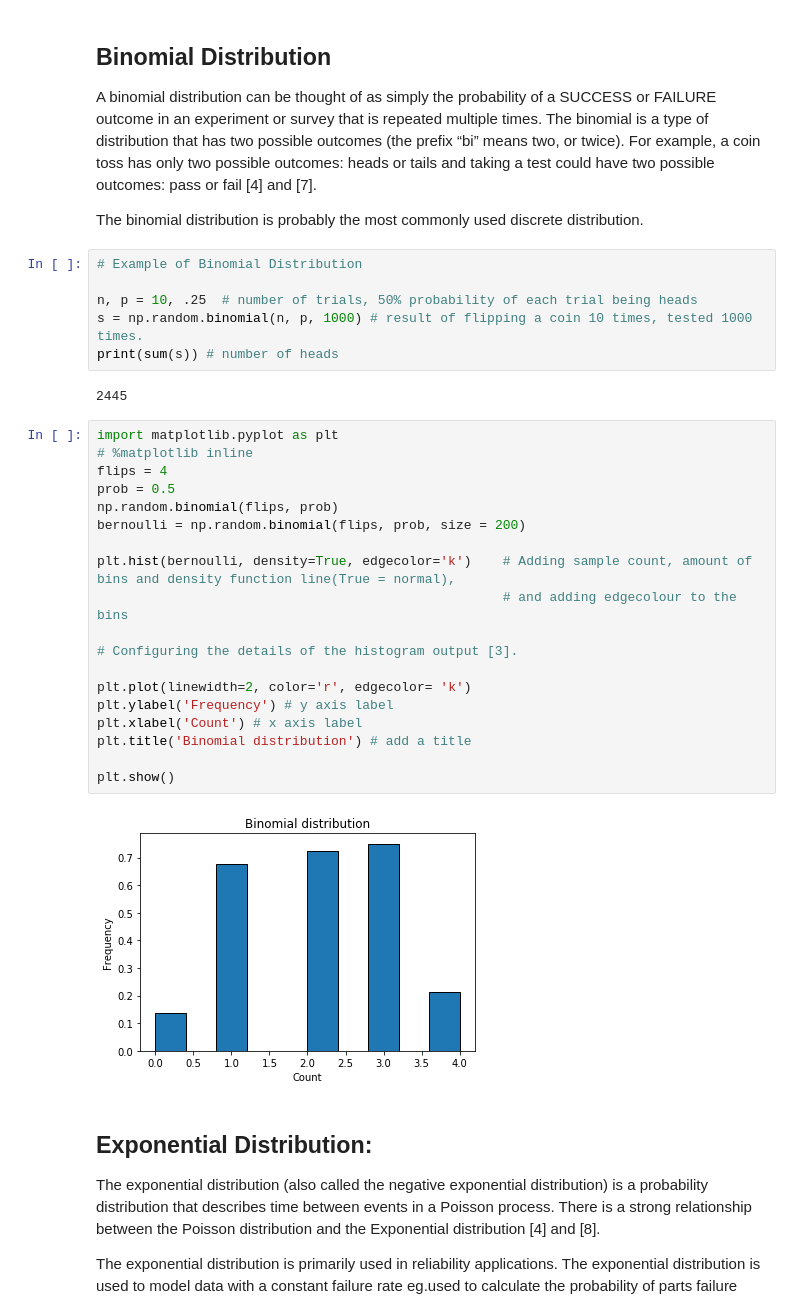
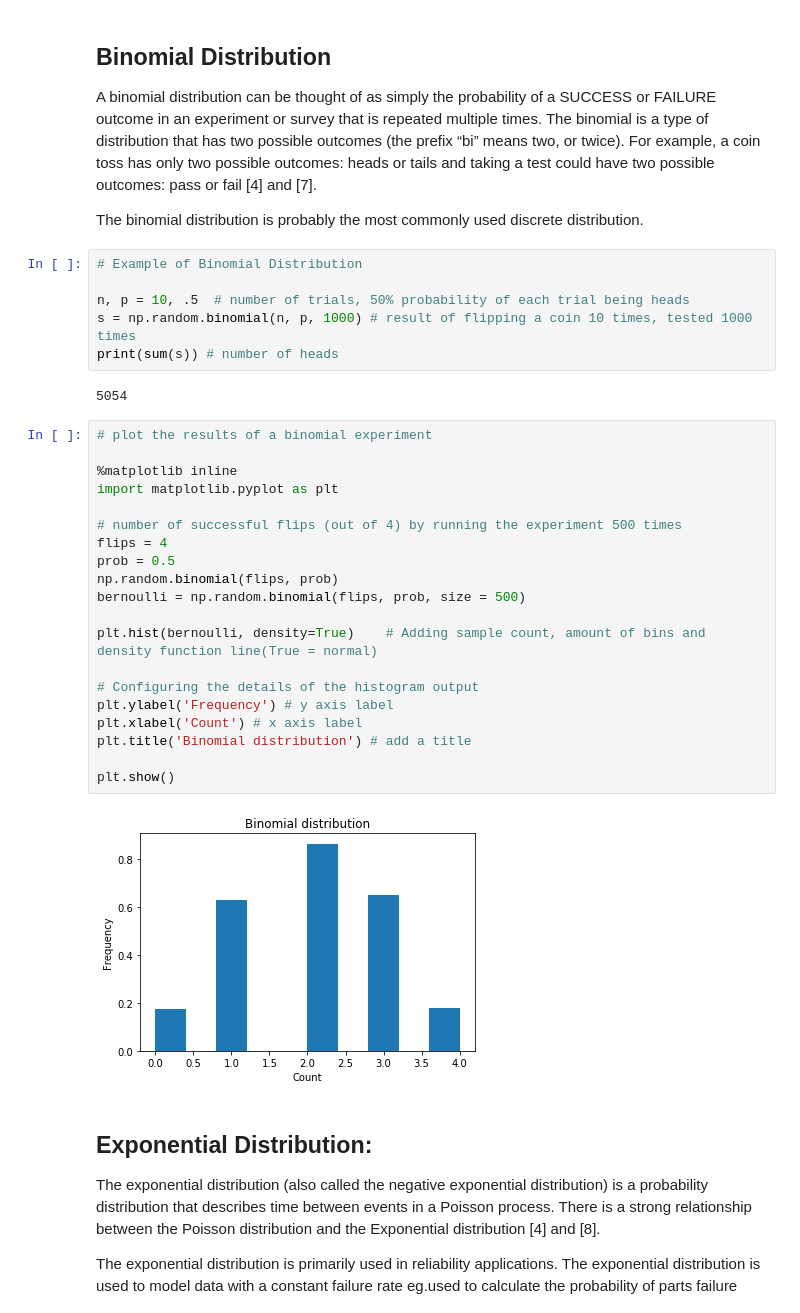
Before and after one commit to mikequaid/Programming, a Jupyter notebook: Practical Assignment - Programming.ipynb, the cells around one changed output. Cells and saved outputs as stored; diff of their text form.

```diff
--- a/Practical Assignment - Programming.ipynb
+++ b/Practical Assignment - Programming.ipynb
@@ -125,32 +154,33 @@ The binomial distribution is probably the most commonly used discrete distributi
 # %%
 # Example of Binomial Distribution
 
-n, p = 10, .25  # number of trials, 50% probability of each trial being heads
-s = np.random.binomial(n, p, 1000) # result of flipping a coin 10 times, tested 1000 times.
+n, p = 10, .5  # number of trials, 50% probability of each trial being heads
+s = np.random.binomial(n, p, 1000) # result of flipping a coin 10 times, tested 1000 times
 print(sum(s)) # number of heads
 # %% [output]
-2445
+5054
 # %%
+# plot the results of a binomial experiment
+
+%matplotlib inline
 import matplotlib.pyplot as plt
-# %matplotlib inline
+
+# number of successful flips (out of 4) by running the experiment 500 times
 flips = 4
 prob = 0.5
 np.random.binomial(flips, prob)
-bernoulli = np.random.binomial(flips, prob, size = 200)
+bernoulli = np.random.binomial(flips, prob, size = 500)
 
-plt.hist(bernoulli, density=True, edgecolor='k')    # Adding sample count, amount of bins and density function line(True = normal),
-                                                    # and adding edgecolour to the bins
+plt.hist(bernoulli, density=True)    # Adding sample count, amount of bins and density function line(True = normal)
 
-# Configuring the details of the histogram output [3].
-
-plt.plot(linewidth=2, color='r', edgecolor= 'k')
+# Configuring the details of the histogram output
 plt.ylabel('Frequency') # y axis label
 plt.xlabel('Count') # x axis label
 plt.title('Binomial distribution') # add a title
 
 plt.show()
 # %% [output]
-[figure, old version]
+[figure, new version]
 # %% [markdown]
 ## Exponential Distribution:
 
```
Also changed, not shown: parts of 14 cells of this notebook.
